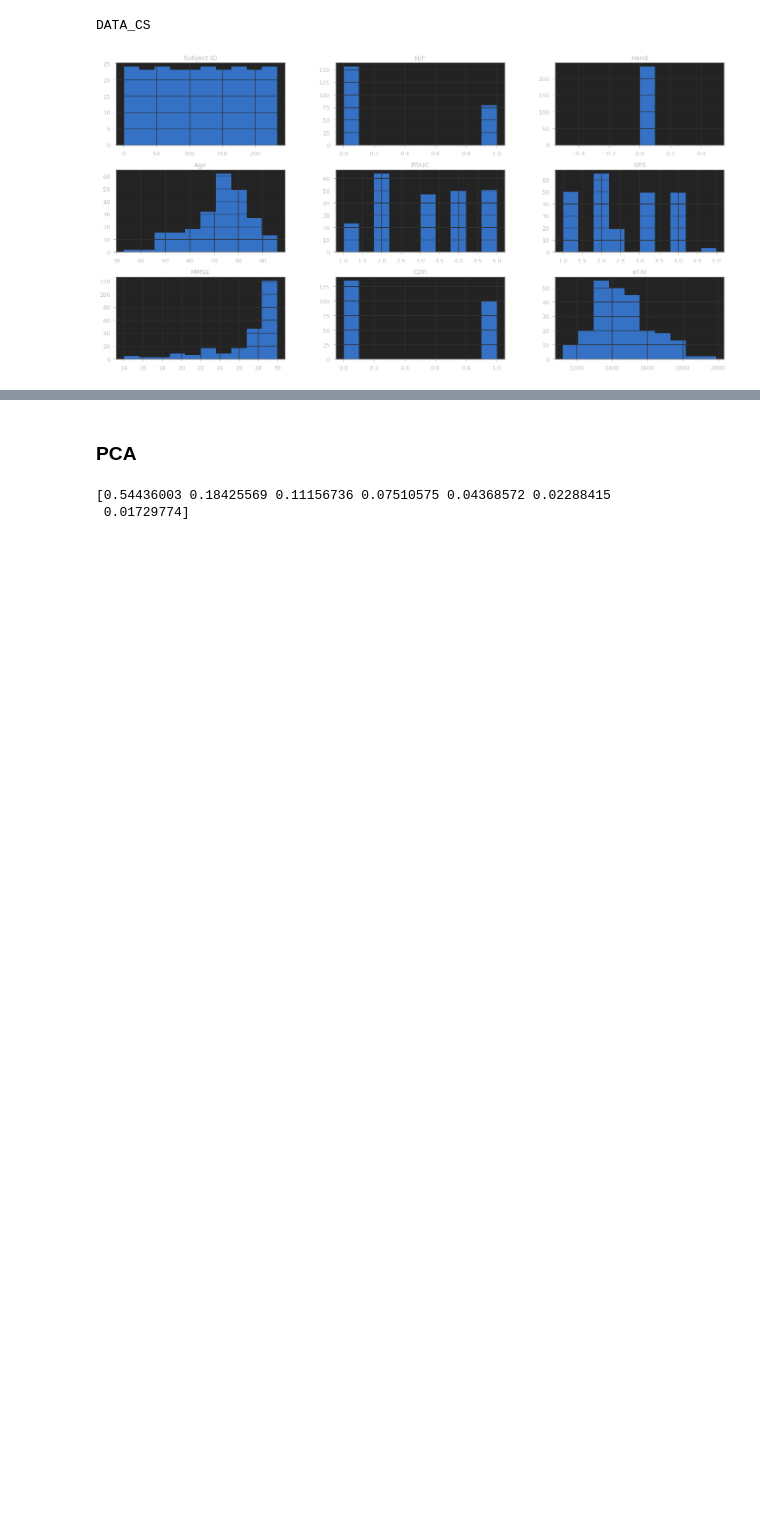
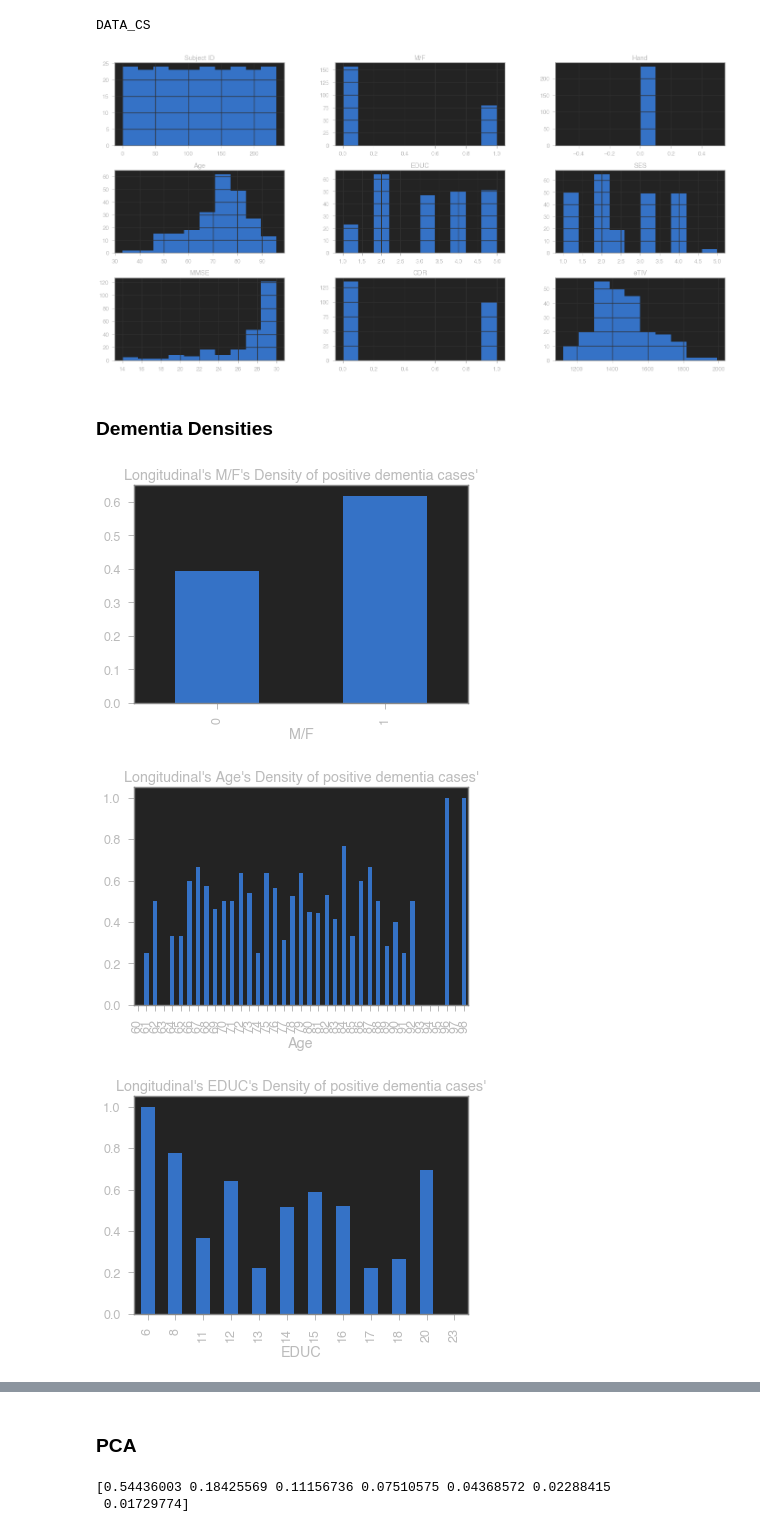
Before and after one commit to lnestelroad/CSCI_4622_MachineLearning, a Jupyter notebook: Final_Project.ipynb, the cells around one changed output, grey strips where cells are left out. Cells and saved outputs as stored; diff of their text form; code cells hidden in the pictures; blank space fills up the shorter version.

Commit message:
dementia densities per feature

```diff
--- a/Final_Project.ipynb
+++ b/Final_Project.ipynb
@@ -224,3 +224,26 @@ plt.show()
 # %% [output]
 DATA_CS
 [figure]
+# %% [markdown]
+### Dementia Densities
+# %%
+def plot_dementia_denisties(study, df):
+    for column in df:
+        if column in ['M/F', 'Age', 'EDUC', 'SES', 'MMSE']:
+            try:
+                df_sum = data_l.groupby(column).sum()["Group"]
+                df_count = data_l.groupby(column).count()["Group"]
+                df_res = df_sum/df_count
+                df_res.plot(kind='bar')
+                title = study + "'s " + column + "'s Density of positive dementia cases'"
+                plt.title(title)
+                plt.show()
+            except Exception as e:
+                print(e)
+
+plot_dementia_denisties("Longitudinal", data_l)
+plot_dementia_denisties("Cross sectional", data_cs)
+# %% [output]
+[figure, added]
+[figure, added]
+[figure, added]
```
Also changed, not shown: parts of 3 cells of this notebook.
